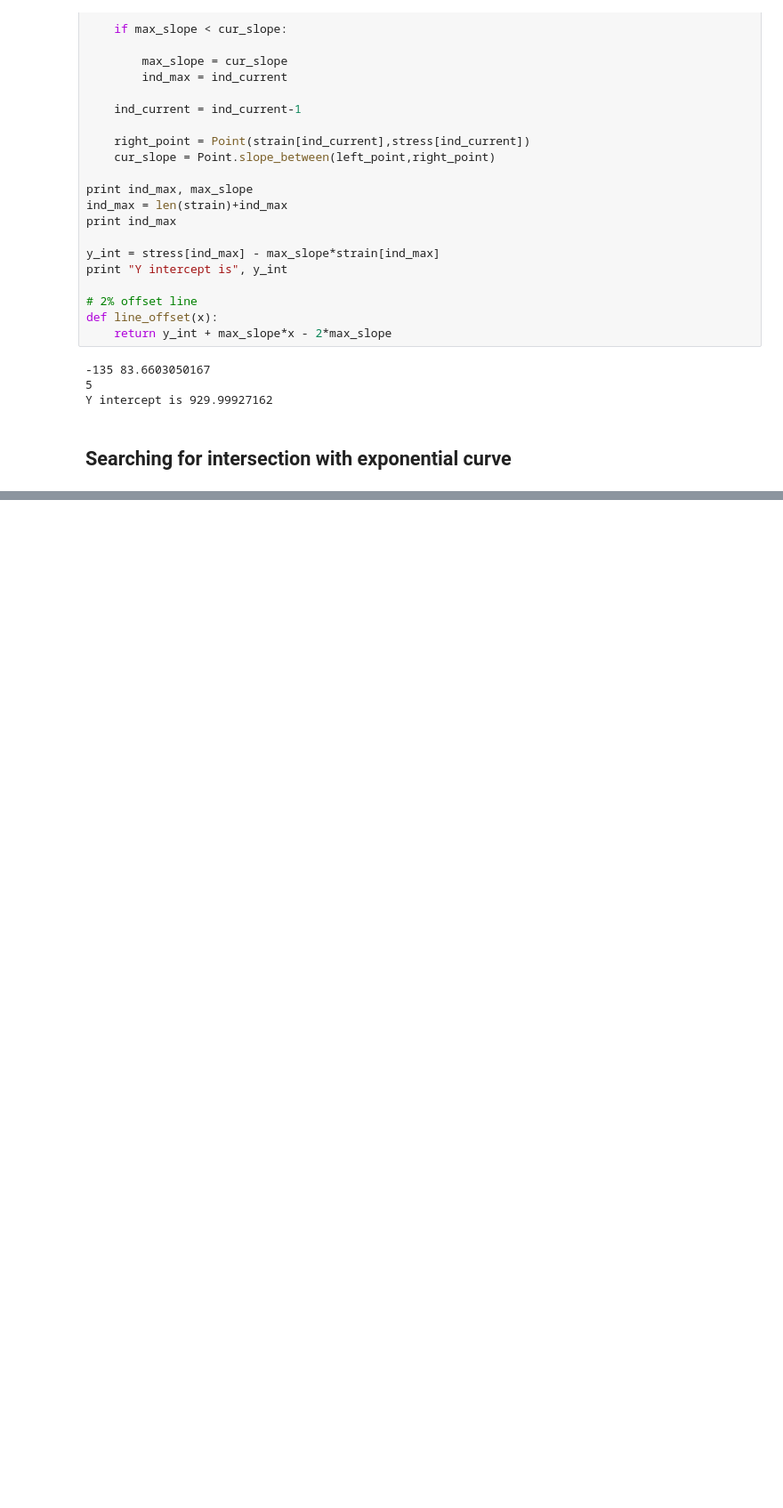
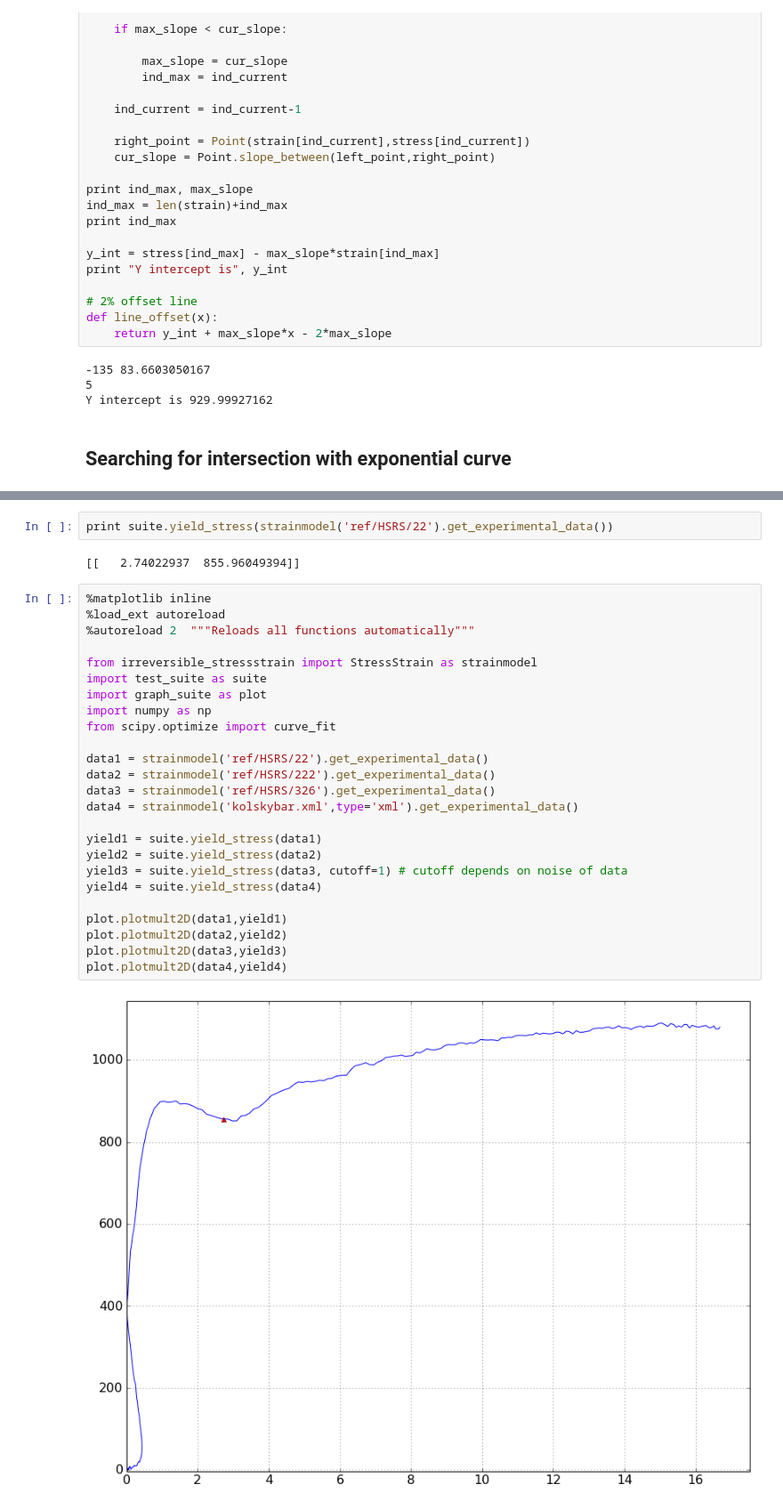
Before and after one commit to ednusi/MatPy, a Jupyter notebook: Intelligent Curve Fitting.ipynb, the cells around one changed output, grey strips where cells are left out. Shown at 89% size. Cells and saved outputs as stored; diff of their text form; blank space fills up the shorter version.

```diff
--- a/Intelligent Curve Fitting.ipynb
+++ b/Intelligent Curve Fitting.ipynb
@@ -287,0 +397,31 @@ Average slope is 3.78059457285
+# %%
+print suite.yield_stress(strainmodel('ref/HSRS/22').get_experimental_data())
+# %% [output]
+[[   2.74022937  855.96049394]]
+# %%
+%matplotlib inline
+%load_ext autoreload
+%autoreload 2  """Reloads all functions automatically"""
+
+from irreversible_stressstrain import StressStrain as strainmodel
+import test_suite as suite
+import graph_suite as plot
+import numpy as np
+from scipy.optimize import curve_fit
+
+data1 = strainmodel('ref/HSRS/22').get_experimental_data()
+data2 = strainmodel('ref/HSRS/222').get_experimental_data()
+data3 = strainmodel('ref/HSRS/326').get_experimental_data()
+data4 = strainmodel('kolskybar.xml',type='xml').get_experimental_data()
+
+yield1 = suite.yield_stress(data1)
+yield2 = suite.yield_stress(data2)
+yield3 = suite.yield_stress(data3, cutoff=1) # cutoff depends on noise of data
+yield4 = suite.yield_stress(data4)
+
+plot.plotmult2D(data1,yield1)
+plot.plotmult2D(data2,yield2)
+plot.plotmult2D(data3,yield3)
+plot.plotmult2D(data4,yield4)
+# %% [output]
+[figure, added]
```
Also changed, not shown: parts of 11 cells of this notebook, 7 other files.
